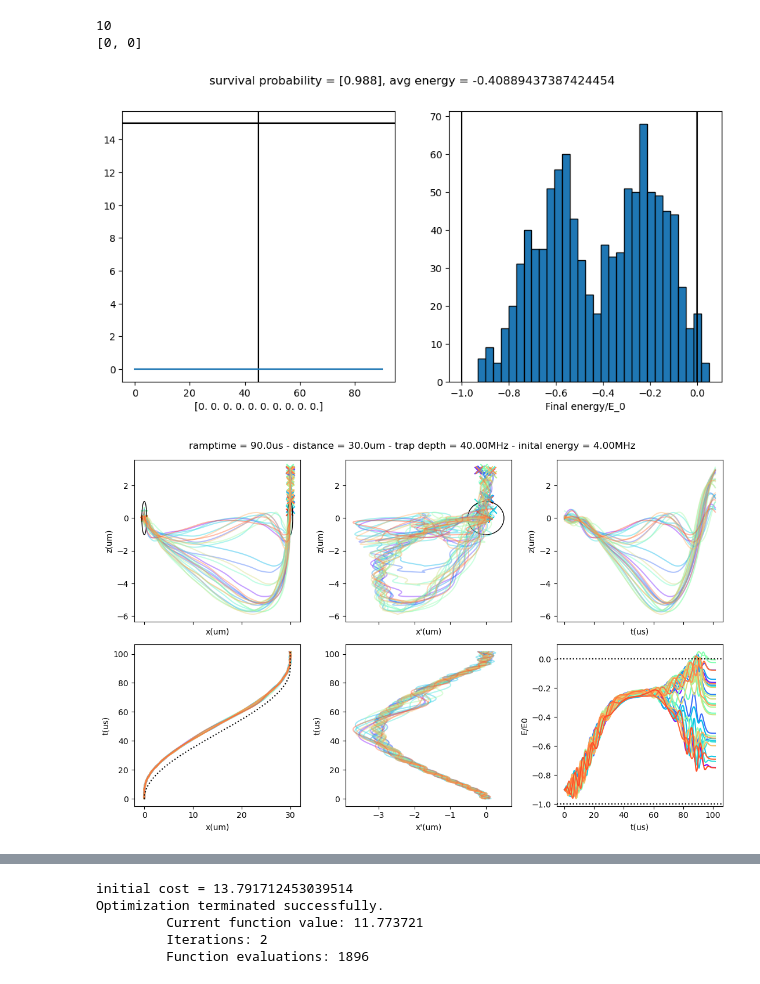
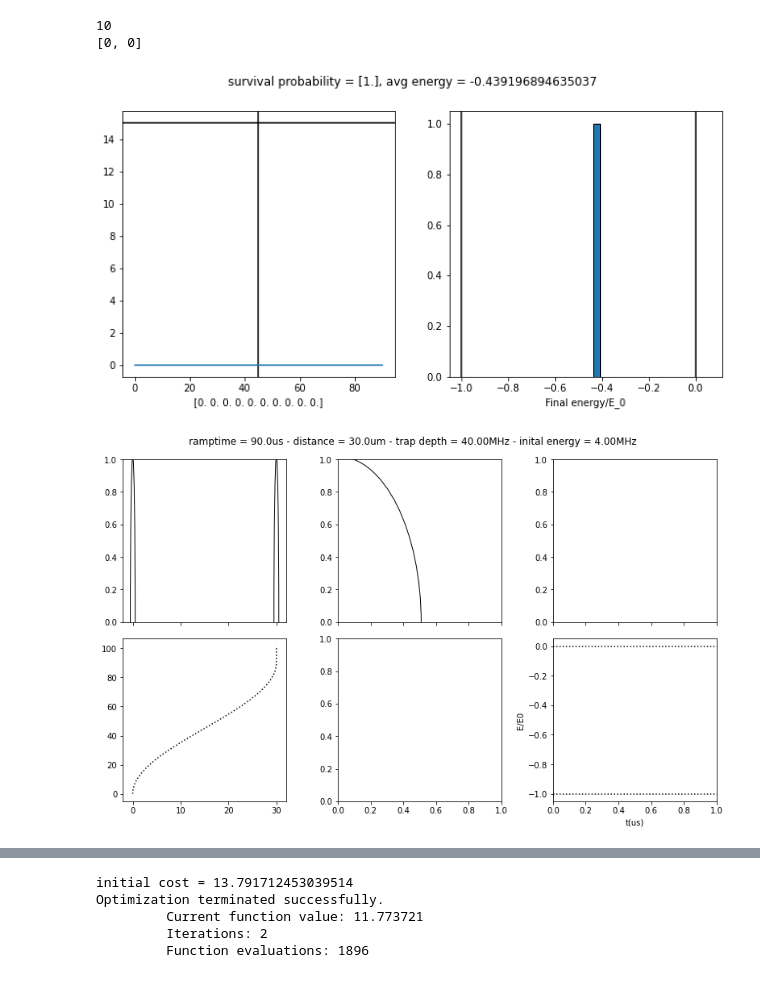
Before and after one commit to nsong03/Ultracold-Research, a Jupyter notebook: TweezerOptimization/Fourier trajectories optimize Bernsteins initial jump 40MHz.ipynb, the cells around one changed output, grey strips where cells are left out. Saved outputs shown, nothing was run; the diff lists cells and outputs as text; code cells hidden in the pictures.

```diff
--- a/TweezerOptimization/Fourier trajectories optimize Bernsteins initial jump 40MHz.ipynb
+++ b/TweezerOptimization/Fourier trajectories optimize Bernsteins initial jump 40MHz.ipynb
@@ -358,7 +358,7 @@ L_range = 30
 plot_ramp = True
 plot_trajectory = True
 plot_histogram = False
-N_particle = 1000
+N_particle = 1
 HIGHEST_DEGREE = 4
 HIGHEST_ORDER = int((HIGHEST_DEGREE+1)*HIGHEST_DEGREE/2)
 
@@ -501,35 +501,35 @@ for ii,T_range in enumerate(T_range_list):
             axes[0,0].add_patch(ellipse1)
             # axes[0,0].axhline(Zx_func(T_range/2,expand_param),color="k",ls=":")
             # axes[0,0].plot(xc_func(t_vec,expand_param), Zx_func(t_vec,expand_param),color="k",ls=":")
             axes[0,1].add_patch(ellipse2)
             # axes[0,1].axhline(Zx_func(T_range/2,expand_param),color="k",ls=":")
 
             plt.tight_layout()
             plt.show()
 
         # energy_list = np.array([total_energy(t_vec, phase_vec_list[i],expand_param)[-1]/E0 for i in range(len(t_vec_list))])
 
 
         if plot_histogram:
             plt.figure()
             # plt.title(n)
             plt.axvline(-1,color='k')
             plt.axvline(0,color='k')
             plt.hist(energy_list, bins=30, edgecolor='black')
             plt.title(f"survival probability = {survival}, avg energy = {energy_avg}")
             # plt.xlabel(expand_param)
             plt.xlabel('Final energy/E_0')
             plt.show()
 
 
         #################################################################################
 
 # print(f"survival probability = {sum(energy_list<0)/len(energy_list)}")
 # %% [output]
 10
 [0, 0]
-[figure, old version]
+[figure, new version]
-[figure, old version]
+[figure, new version]
 # %%
 
 def loss_func(expand_param, N_particle, HIGHEST_DEGREE, init_temp_coeff, T_range, L_range, temp_or_surv):
```
Also changed, not shown: parts of 2 cells of this notebook, 2 other files.
